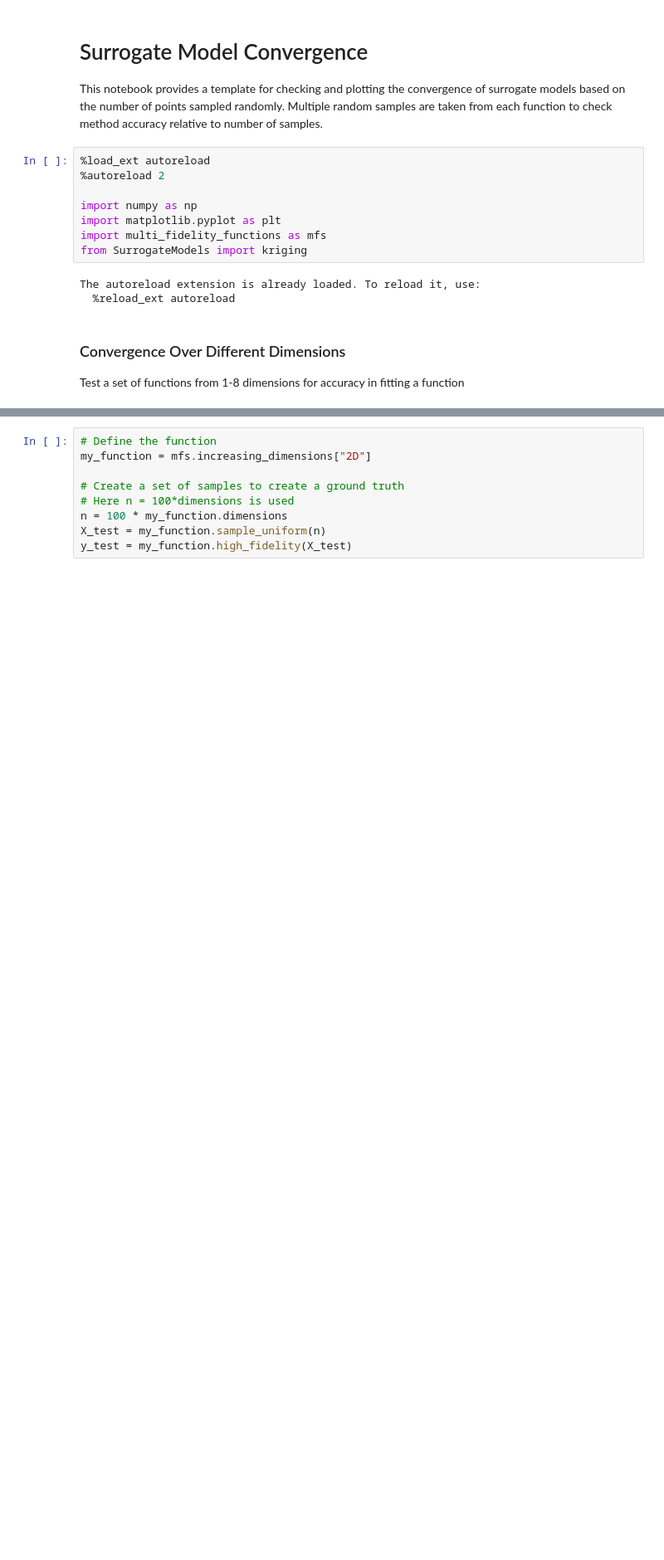
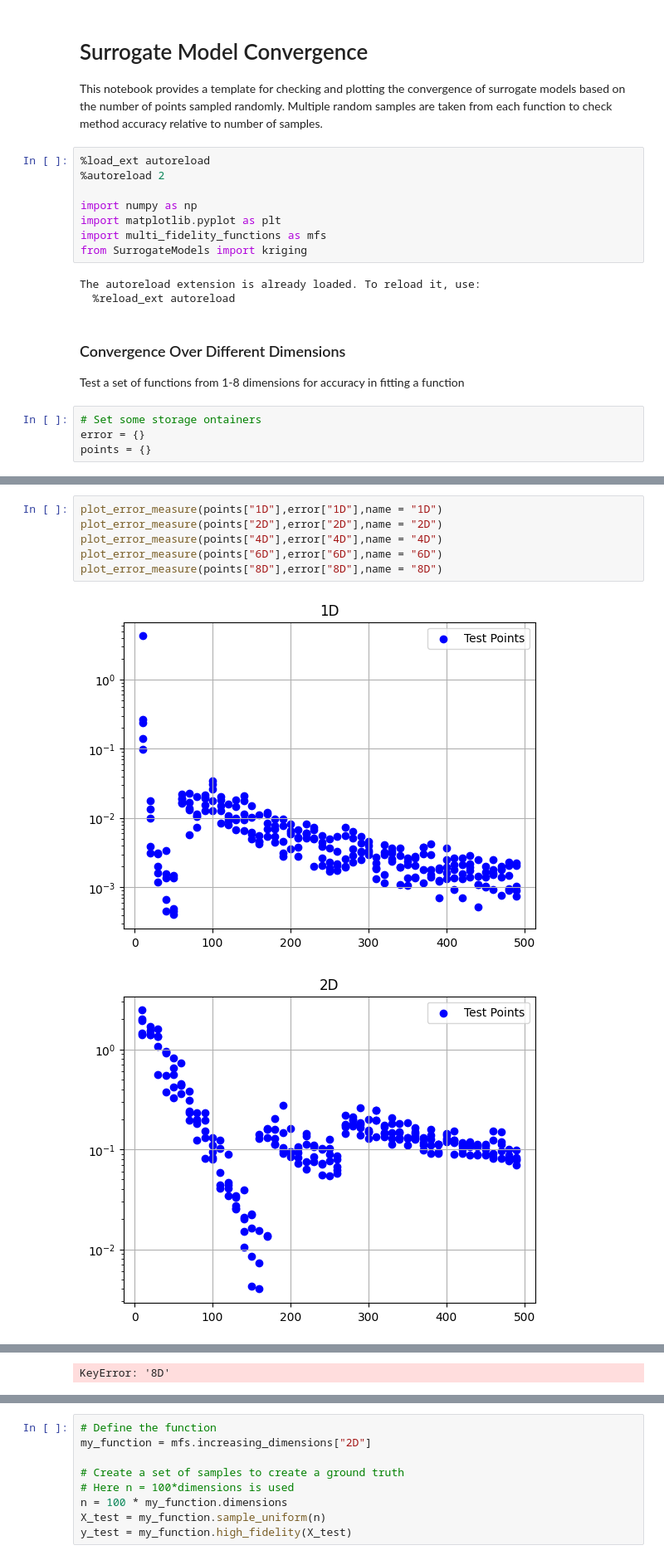
Before and after one commit to tzangleUMaine/SurrogateModeling, a Jupyter notebook: examples/SMConvergence.ipynb, the cells around one changed output, grey strips where cells are left out. Shown at 83% size. Drawn from its saved outputs; the diff is of its cells as text; blank space fills up the shorter version.

```diff
--- a/examples/SMConvergence.ipynb
+++ b/examples/SMConvergence.ipynb
@@ -16,3 +16,7 @@ The autoreload extension is already loaded. To reload it, use:
 # %% [markdown]
 ### Convergence Over Different Dimensions
 Test a set of functions from 1-8 dimensions for accuracy in fitting a function
+# %%
+# Set some storage ontainers
+error = {}
+points = {}
@@ -27,0 +83,9 @@ y_test = my_function.high_fidelity(X_test)
+# %%
+plot_error_measure(points["1D"],error["1D"],name = "1D")
+plot_error_measure(points["2D"],error["2D"],name = "2D")
+plot_error_measure(points["4D"],error["4D"],name = "4D")
+plot_error_measure(points["6D"],error["6D"],name = "6D")
+plot_error_measure(points["8D"],error["8D"],name = "8D")
+# %% [output]
+[figure, added]
+[figure, added]
@@ -28,2 +94,3 @@ y_test = my_function.high_fidelity(X_test)
+KeyError: '8D'
 # %%
 # Generate a Kriging model of the data and test accuracy using a number of random sample points
```
Also changed, not shown: parts of 8 cells of this notebook.
